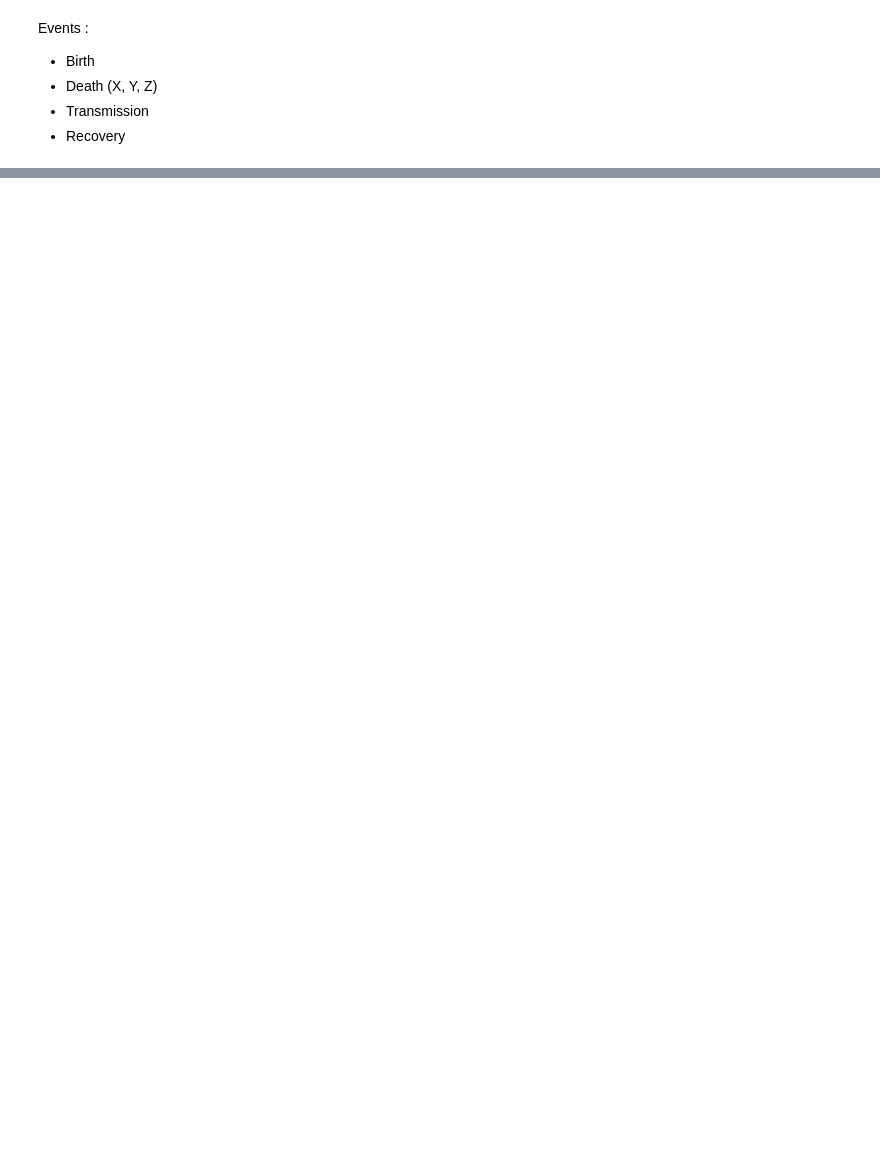
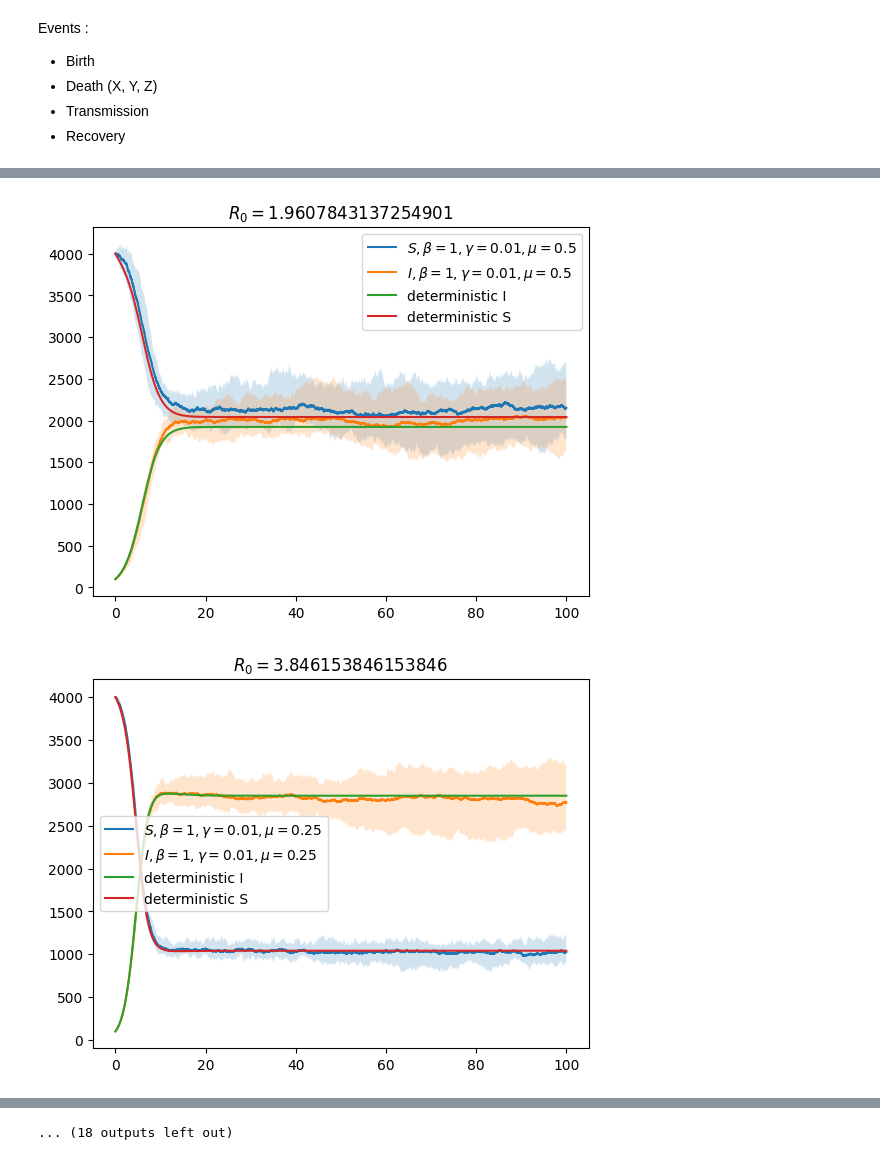
Before and after one commit to mikad74/ICLS_assignment_2, a Jupyter notebook: Assignment_2/assignment.ipynb, the cells around one changed output, grey strips where cells are left out. Cells and saved outputs as stored; diff of their text form; code cells hidden in the pictures; blank space fills up the shorter version.

```diff
--- a/Assignment_2/assignment.ipynb
+++ b/Assignment_2/assignment.ipynb
@@ -109,0 +235,23 @@ plt.plot(_.t, _.X_hist)
+# %%
+S_0 = 4000
+I_0 = 100
+Z_0 = 0
+beta = [1]
+gamma = [0.01, 0.1, 0.5, 0.9, 1.1, 1.5]
+life_span = [1/2, 1/4, 1/10, 1/20, 1/50]
+for (b, g, m) in tqdm(product(beta, gamma, life_span)):
+    t,x, y, z= batch_analyse(b, g, m, m, S_0, I_0, Z_0, 10, 100)
+    R_0 = b / (g + m)
+    det = Deterministic_model(S_0 / N, I_0 / N, Z_0 / N, b, g, m, 10)
+    det.simulate_n(100)
+    plt.title(f'$R_0 = {R_0}$')
+    plot_variance(t,x, b, g, m, "S")
+    plot_variance(t,y, b, g, m, "I")
+    plt.plot(det.t, np.array(det.i)*N, label="deterministic I")
+    plt.plot(det.t, np.array(det.s)*N, label="deterministic S")
+    plt.legend()
+    plt.show()
+# plot_variance(t,z)
+# %% [output]
+[figure, added]
+[figure, added]
@@ -109,0 +268 @@ plt.plot(_.t, _.X_hist)
+... (18 outputs left out)
```
Also changed, not shown: parts of 14 cells of this notebook, 5 other files.
